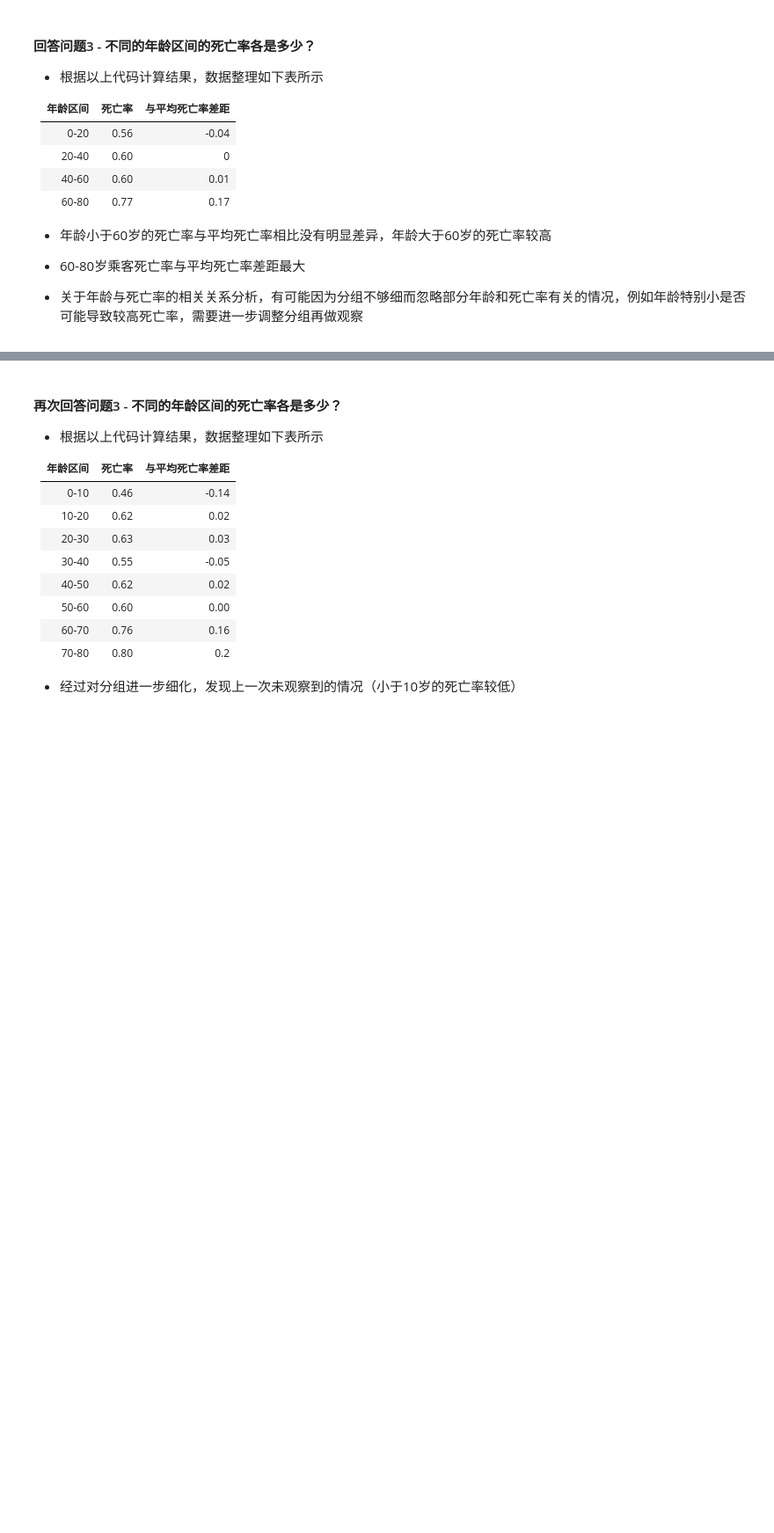
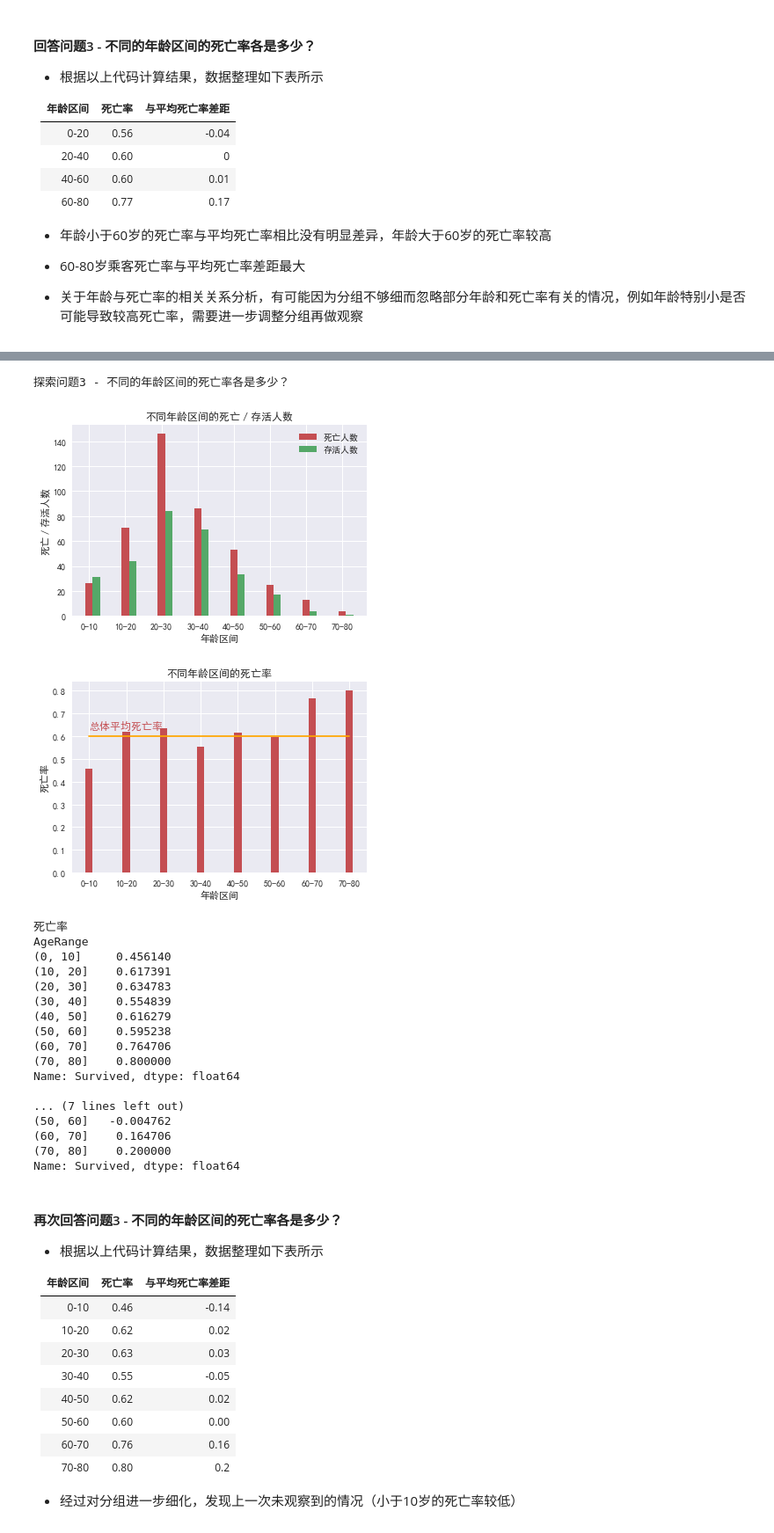
Before and after one commit to qiuhuadong2015/Uda_Projects, a Jupyter notebook: P2/P2-Project.ipynb, the cells around one changed output, grey strips where cells are left out. Shown at 88% size. Drawn from its saved outputs; the diff is of its cells as text; code cells hidden in the pictures; blank space fills up the shorter version.

```diff
--- a/P2/P2-Project.ipynb
+++ b/P2/P2-Project.ipynb
@@ -478,3 +358,65 @@ dtype: float64
+# %%
+# 探索问题3(分组细化版) - 不同的年龄区间的死亡率各是多少？
+print
+print '探索问题3 - 不同的年龄区间的死亡率各是多少？'
+
+# 将年龄分组
+dataFrame_titanic['AgeRange'] = pd.cut(dataFrame_titanic['Age'],np.arange(0,90,10))
+
+# 绘制频数图
+drawAbsoluteFrequencyBar({
+    'x1': np.arange(0,80,10),
+    'y1': dataFrame_titanic[dataFrame_titanic['Survived'] == False].groupby('AgeRange')['PassengerId'].count(),
+    'x2': np.arange(0,80,10) + 2,
+    'y2': dataFrame_titanic[dataFrame_titanic['Survived'] == True].groupby('AgeRange')['PassengerId'].count(),
+    'width_1': 2,
+    'width_2': 2,
+    'xticks': ['0-10','10-20','20-30','30-40','40-50','50-60','60-70','70-80'],
+    'legend1': u'死亡人数',
+    'legend2': u'存活人数',
+    'xlabel': u'年龄区间',
+    'ylabel': u'死亡／存活人数',
+    'title': u'不同年龄区间的死亡／存活人数'
+})
+
+# 绘制频率图
+drawRelativeFrequencyBar({
+    'x': np.arange(0,80,10),
+    'y': 1 - dataFrame_titanic.groupby('AgeRange')['Survived'].mean(),
+    'x_ref': np.arange(0,80,10),
+    'y_ref': [0.6,0.6,0.6,0.6,0.6,0.6,0.6,0.6],
+    'locX_textRef': 0,
+    'locY_textRef': 0.63,
+    'text_ref': u'总体平均死亡率',
+    'width': 2,
+    'xticks': ['0-10','10-20','20-30','30-40','40-50','50-60','60-70','70-80'],
+    'legend1': u'死亡人数',
+    'legend2': u'存活人数',
+    'xlabel': u'年龄区间',
+    'ylabel': u'死亡率',
+    'title': u'不同年龄区间的死亡率'
+})
+# %% [output]
+探索问题3 - 不同的年龄区间的死亡率各是多少？
+[figure, added]
+[figure, added]
+死亡率
+AgeRange
+(0, 10]     0.456140
+(10, 20]    0.617391
+(20, 30]    0.634783
+(30, 40]    0.554839
+(40, 50]    0.616279
+(50, 60]    0.595238
+(60, 70]    0.764706
+(70, 80]    0.800000
+Name: Survived, dtype: float64
+
+... (7 lines left out)
+(50, 60]   -0.004762
+(60, 70]    0.164706
+(70, 80]    0.200000
+Name: Survived, dtype: float64
 # %% [markdown]
 #### 再次回答问题3 - 不同的年龄区间的死亡率各是多少？
 - 根据以上代码计算结果，数据整理如下表所示
```
Also changed, not shown: parts of 11 cells of this notebook.
